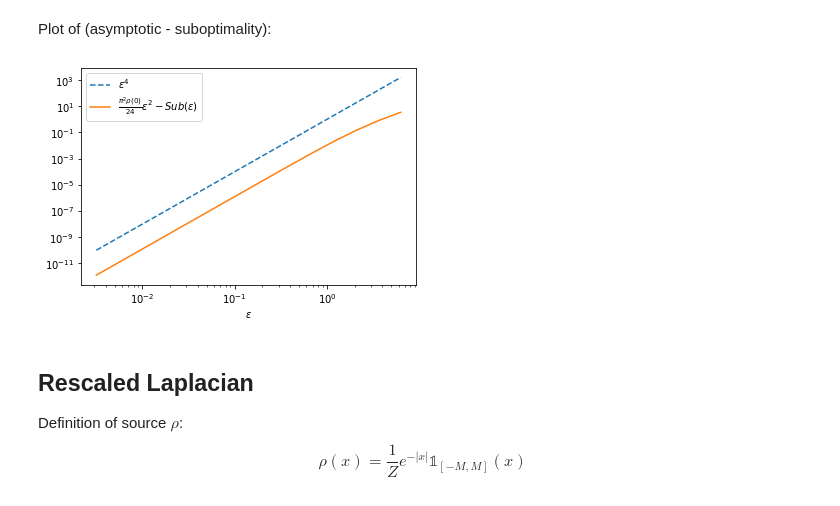
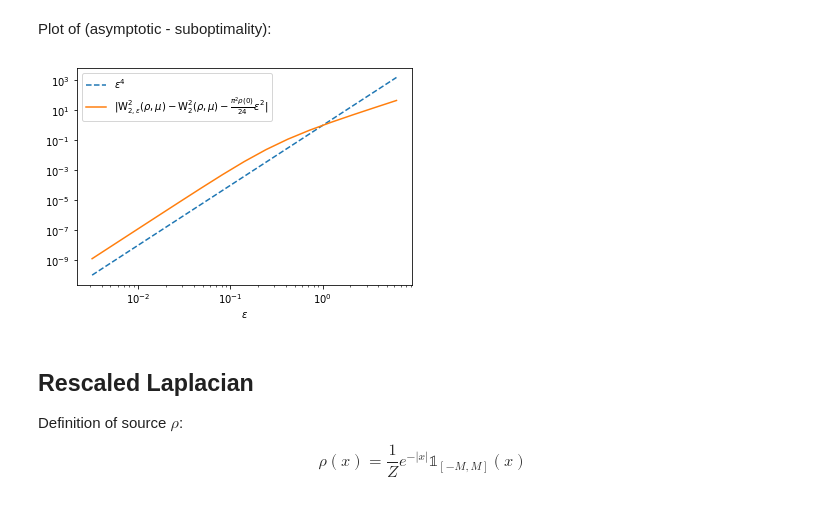
Before and after one commit to alex-delalande/potentials-entropic-sd-ot, a Jupyter notebook: suboptimality/suboptimality.ipynb, the cells around one changed output. Drawn from its saved outputs; the diff is of its cells as text; code cells hidden in the pictures.

```diff
--- a/suboptimality/suboptimality.ipynb
+++ b/suboptimality/suboptimality.ipynb
@@ -11,7 +11,7 @@ $$ Sub(\epsilon) = W_{2, \epsilon}^2(\rho, \mu) - W_{2}^2(\rho, \mu) = 8 \int_0^
 # %%
 def suboptimality(eps, rho, M):
     f = lambda x: 8 * x/(1 + np.exp(4*x/eps)) * rho(x)
-    return quad(f, 0, M, epsabs=1e-10, epsrel=1e-10)[0]
+    return quad(f, 0, M, epsabs=1e-30, epsrel=1e-30)[0] #quad(f, 0, M, epsabs=1e-10, epsrel=1e-10)[0]
 # %% [markdown]
 Definition of asymptotic:
 $$ Asymp(\epsilon) = \frac{\pi^2 \rho(0)}{24} \epsilon^2. $$
@@ -24,8 +24,8 @@ def asymp(eps, rho):
 Definition of source:
 $$\rho(x) = \frac{1}{Z}e^{-x^2/\sigma^2} \mathbb{1}_{[-M, M]}(x). $$
 # %%
-sigma = 2
-M = 10
+sigma = 0.2
+M = 1
 
 f = lambda u: np.exp(-u**2/sigma**2)
 int_f = quad(f, -M, M, epsabs=1e-10, epsrel=1e-10)[0]
@@ -39,6 +39,6 @@ xx = np.linspace(-M, M, 100)
 plt.plot(xx, rho(xx))
 plt.xlabel("$x$")
 plt.ylabel(r"$\rho(x)$")
-plt.savefig('density-gaussian.pdf')
+plt.savefig('density-gaussian.pdf', bbox_inches='tight')
 plt.show()
 # %% [output]
@@ -65,14 +72,15 @@ Plot of (asymptotic - suboptimality):
 # %%
 comparison = np.array([eps**4 for eps in epsilons])
 plt.loglog(epsilons, comparison, "--", label=r"$\epsilon^4$")
 
-plt.loglog(epsilons, asymps - suboptimalities, label=r"$\frac{\pi^2 \rho(0)}{24}\epsilon^2 - Sub(\epsilon)$")
+plt.loglog(epsilons, np.abs(asymps - suboptimalities),\
+           label=r"$\vert \mathrm{W}_{2,\epsilon}^2(\rho, \mu) - \mathrm{W}_{2}^2(\rho, \mu) - \frac{\pi^2 \rho(0)}{24}\epsilon^2 \vert$")
 plt.xlabel(r"$\epsilon$")
 plt.legend()
-plt.savefig('cv-rate-to-asymptotic-gaussian.pdf')
+plt.savefig('cv-rate-to-asymptotic-gaussian.pdf', bbox_inches='tight')
 plt.show()
 # %% [output]
-[figure, old version]
+[figure, new version]
 # %% [markdown]
 ## Rescaled Laplacian
 
```
Also changed, not shown: parts of 13 cells of this notebook, 52 other files.
